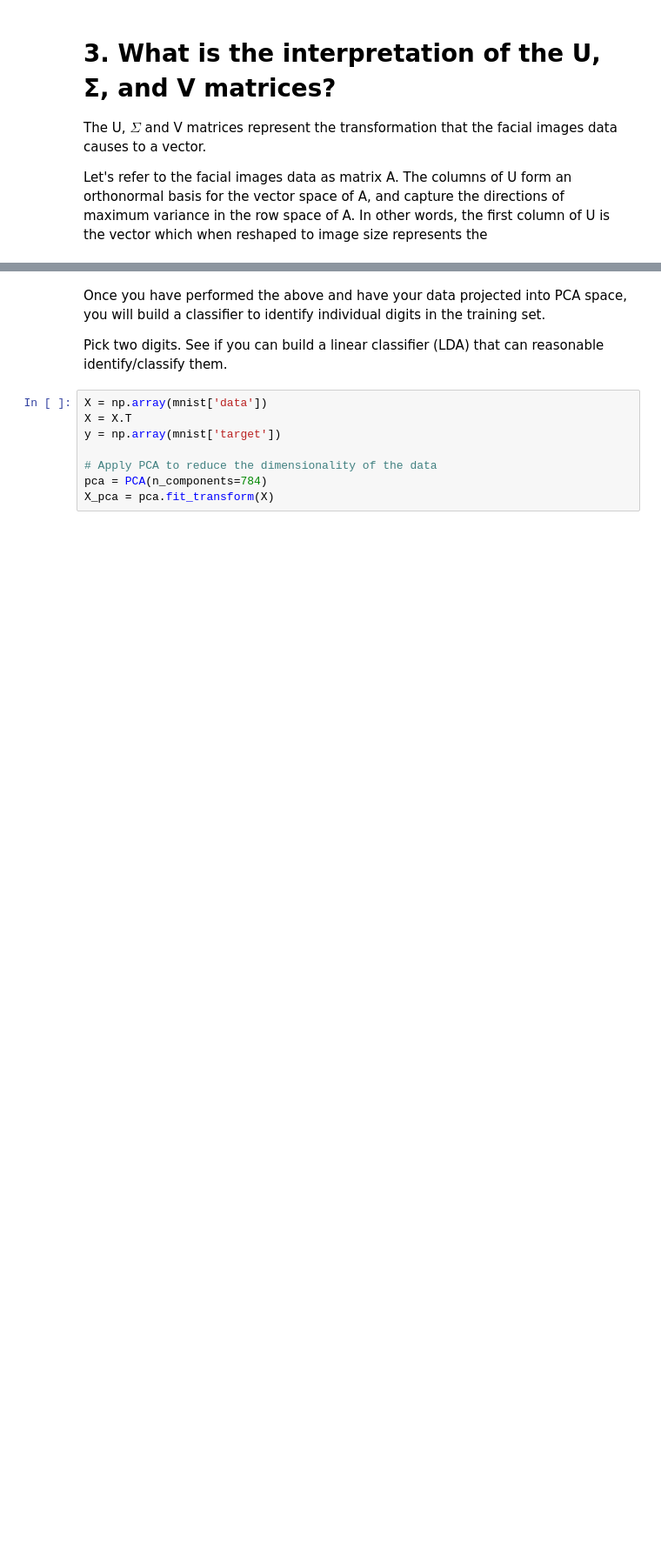
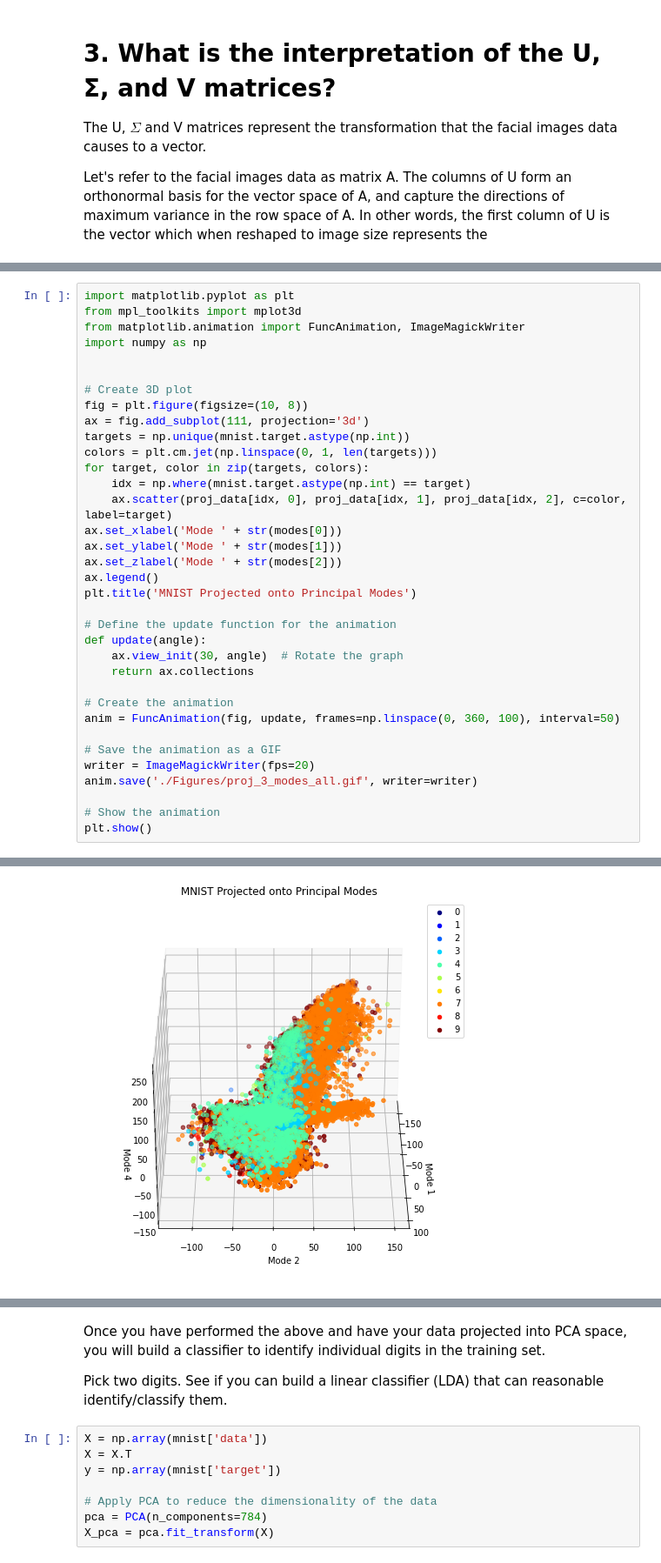
Before and after one commit to ewan-lister/EE-399, a Jupyter notebook: Homework/HW3/HW3_Code.ipynb, the cells around one changed output, grey strips where cells are left out. Shown at 87% size. Drawn from its saved outputs; the diff is of its cells as text; blank space fills up the shorter version.

```diff
--- a/Homework/HW3/HW3_Code.ipynb
+++ b/Homework/HW3/HW3_Code.ipynb
@@ -201,0 +203,36 @@ Deprecated in NumPy 1.20; for more details and guidance: https://numpy.org/devdo
+# %%
+import matplotlib.pyplot as plt
+from mpl_toolkits import mplot3d
+from matplotlib.animation import FuncAnimation, ImageMagickWriter
+import numpy as np
+
+
+# Create 3D plot
+fig = plt.figure(figsize=(10, 8))
+ax = fig.add_subplot(111, projection='3d')
+targets = np.unique(mnist.target.astype(np.int))
+colors = plt.cm.jet(np.linspace(0, 1, len(targets)))
+for target, color in zip(targets, colors):
+    idx = np.where(mnist.target.astype(np.int) == target)
+    ax.scatter(proj_data[idx, 0], proj_data[idx, 1], proj_data[idx, 2], c=color, label=target)
+ax.set_xlabel('Mode ' + str(modes[0]))
+ax.set_ylabel('Mode ' + str(modes[1]))
+ax.set_zlabel('Mode ' + str(modes[2]))
+ax.legend()
+plt.title('MNIST Projected onto Principal Modes')
+
+# Define the update function for the animation
+def update(angle):
+    ax.view_init(30, angle)  # Rotate the graph
+    return ax.collections
+
+# Create the animation
+anim = FuncAnimation(fig, update, frames=np.linspace(0, 360, 100), interval=50)
+
+# Save the animation as a GIF
+writer = ImageMagickWriter(fps=20)
+anim.save('./Figures/proj_3_modes_all.gif', writer=writer)
+
+# Show the animation
+plt.show()
+# %% [output]
@@ -201,0 +253 @@ Deprecated in NumPy 1.20; for more details and guidance: https://numpy.org/devdo
+[figure, added]
```
Also changed, not shown: parts of 11 cells of this notebook, 2 other files.
